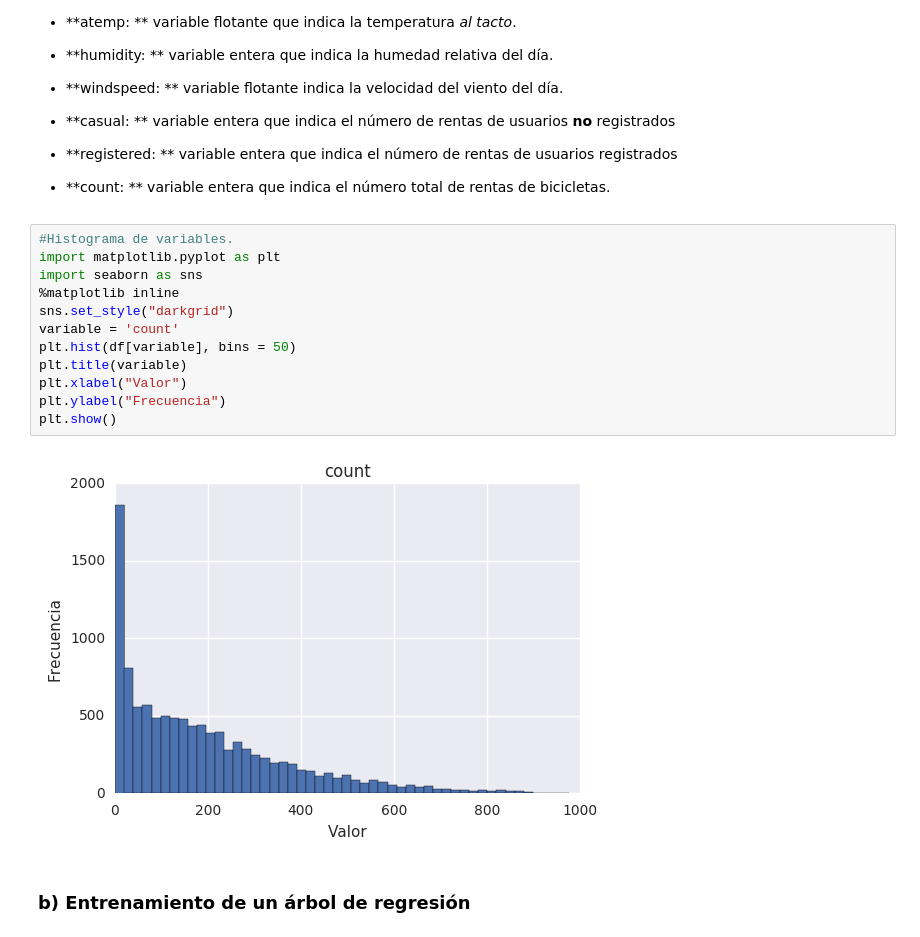
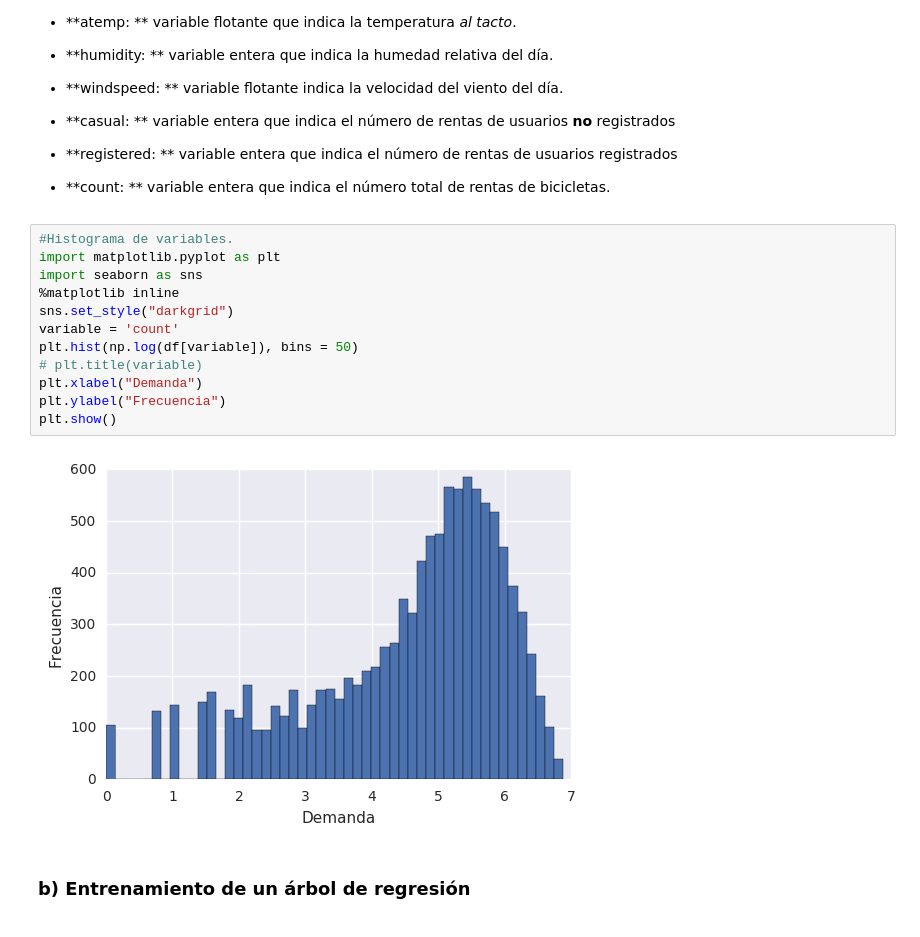
Before and after one commit to ivangolo/ML, a Jupyter notebook: Parte 2/Bike_Sharing.ipynb, the cells around one changed output. Saved outputs shown, nothing was run; the diff lists cells and outputs as text.

```diff
--- a/Parte 2/Bike_Sharing.ipynb
+++ b/Parte 2/Bike_Sharing.ipynb
@@ -66,17 +66,17 @@ Se generó un dataframe con la ayuda de *pandas*, en donde se muestran los datos
 # %%
 #Histograma de variables.
 import matplotlib.pyplot as plt
 import seaborn as sns
 %matplotlib inline
 sns.set_style("darkgrid")
 variable = 'count'
-plt.hist(df[variable], bins = 50)
-plt.title(variable)
-plt.xlabel("Valor")
+plt.hist(np.log(df[variable]), bins = 50)
+# plt.title(variable)
+plt.xlabel("Demanda")
 plt.ylabel("Frecuencia")
 plt.show()
 # %% [output]
-[figure, old version]
+[figure, new version]
 # %% [markdown]
 ### b) Entrenamiento de un árbol de regresión
 # %%
```
Also changed, not shown: parts of 18 cells of this notebook, 2 other files.
